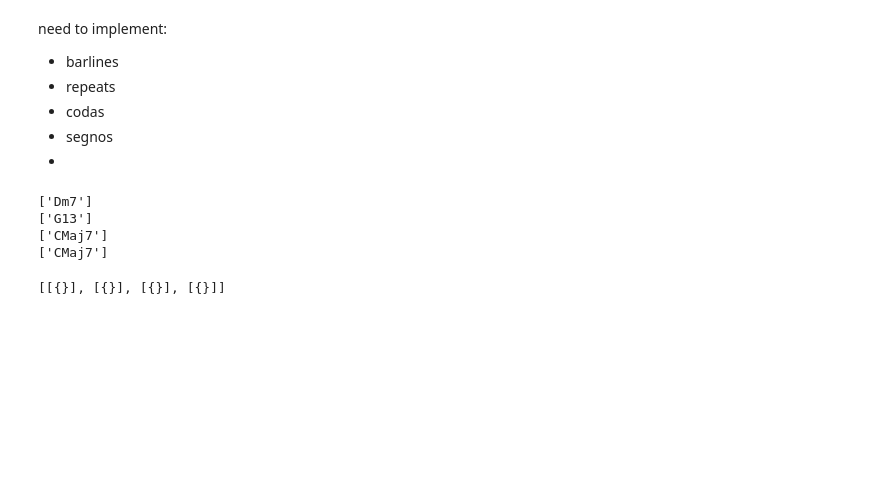
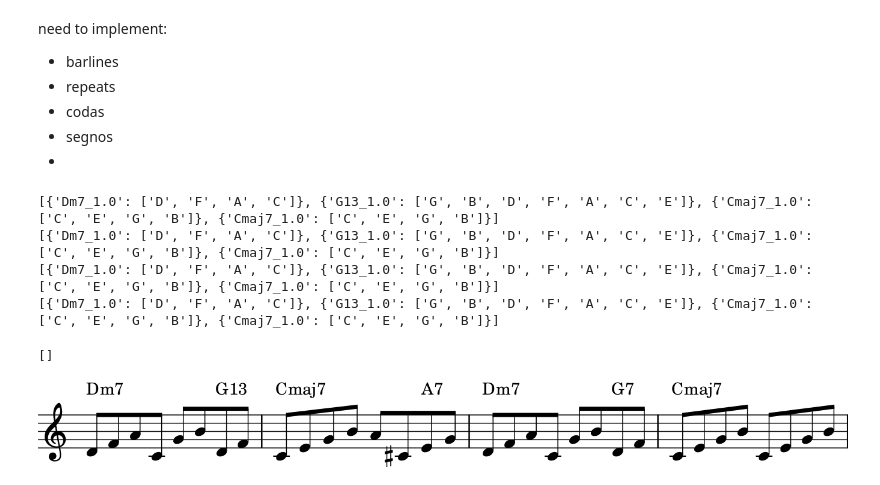
Before and after one commit to cwrightlibrary/JazzEtudeGenerator, a Jupyter notebook: main.ipynb, the cells around one changed output. Drawn from its saved outputs; the diff is of its cells as text; code cells hidden in the pictures; blank space fills up the shorter version.

```diff
--- a/main.ipynb
+++ b/main.ipynb
@@ -661,10 +689,69 @@ test = ChordProgression(
     song_time_signature=AcceptableTimeSigs.FOUR_FOUR,
 )
 
-test.generate_improvisation()
+test.generate_improvisation_measures()
 # %% [output]
-['Dm7']
-['G13']
-['CMaj7']
-['CMaj7']
+[{'Dm7_1.0': ['D', 'F', 'A', 'C']}, {'G13_1.0': ['G', 'B', 'D', 'F', 'A', 'C', 'E']}, {'Cmaj7_1.0': ['C', 'E', 'G', 'B']}, {'Cmaj7_1.0': ['C', 'E', 'G', 'B']}]
+[{'Dm7_1.0': ['D', 'F', 'A', 'C']}, {'G13_1.0': ['G', 'B', 'D', 'F', 'A', 'C', 'E']}, {'Cmaj7_1.0': ['C', 'E', 'G', 'B']}, {'Cmaj7_1.0': ['C', 'E', 'G', 'B']}]
+[{'Dm7_1.0': ['D', 'F', 'A', 'C']}, {'G13_1.0': ['G', 'B', 'D', 'F', 'A', 'C', 'E']}, {'Cmaj7_1.0': ['C', 'E', 'G', 'B']}, {'Cmaj7_1.0': ['C', 'E', 'G', 'B']}]
+[{'Dm7_1.0': ['D', 'F', 'A', 'C']}, {'G13_1.0': ['G', 'B', 'D', 'F', 'A', 'C', 'E']}, {'Cmaj7_1.0': ['C', 'E', 'G', 'B']}, {'Cmaj7_1.0': ['C', 'E', 'G', 'B']}]
-[[{}], [{}], [{}], [{}]]
+[]
+# %%
+import music21
+import platform
+from IPython.display import Image
+
+us = music21.environment.UserSettings()
+
+if platform.system() == "Darwin":
+    p = "/Applications/MuseScore 3.app/Contents/MacOS/mscore"
+elif platform.system() == "Windows":
+    p = r"C:\Users\Circ8\Documents\Chris\MuseScorePortableLegacy3\MuseScorePortable.exe"
+
+us["musicxmlPath"] = p
+us["musescoreDirectPNGPath"] = p
+
+
+chord_strs: list[list[str]] = [
+    ["Dm7", "G13"],
+    ["Cmaj7", "A7"],
+    ["Dm7", "G7"],
+    ["Cmaj7"],
+]
+
+improv_notes: list[list[str]] = []
+for measure_idx, chord_list in enumerate(chord_strs):
+    measure_notes = []
+    for chord_str in chord_list:
+        chord_obj: music21.harmony.ChordSymbol = music21.harmony.ChordSymbol(chord_str)
+        chord_tones: list[str] = [f"{p.name}_0.5" for p in chord_obj.pitches]
+        chord_tones = chord_tones[:4]
+
+        measure_notes.extend(chord_tones)
+        if len(chord_list) == 1:
+            measure_notes.extend(chord_tones)
+    improv_notes.append(measure_notes)
+
+s = music21.stream.Score()
+p = music21.stream.Part()
+
+for m_idx, m_notes in enumerate(improv_notes):
+    cs = chord_strs[m_idx]
+    m = music21.stream.Measure()
+    for n_idx, ns in enumerate(m_notes):
+        n = music21.note.Note(ns.split("_")[0], quarterLength=float(ns.split("_")[1]))
+        m.append(n)
+    if len(cs) == 1:
+        c = music21.harmony.ChordSymbol(cs[0])
+        m.insert(0.0, c)
+    elif len(cs) == 2:
+        c1 = music21.harmony.ChordSymbol(cs[0])
+        c2 = music21.harmony.ChordSymbol(cs[1])
+        m.insert(0.0, c1)
+        m.insert(3.0, c2)
+    p.append(m)
+s.append(p)
+
+Image(s.write("musicxml.png"))
+# %% [output]
+[figure, added]
```
Also changed, not shown: parts of 1 cell of this notebook.
